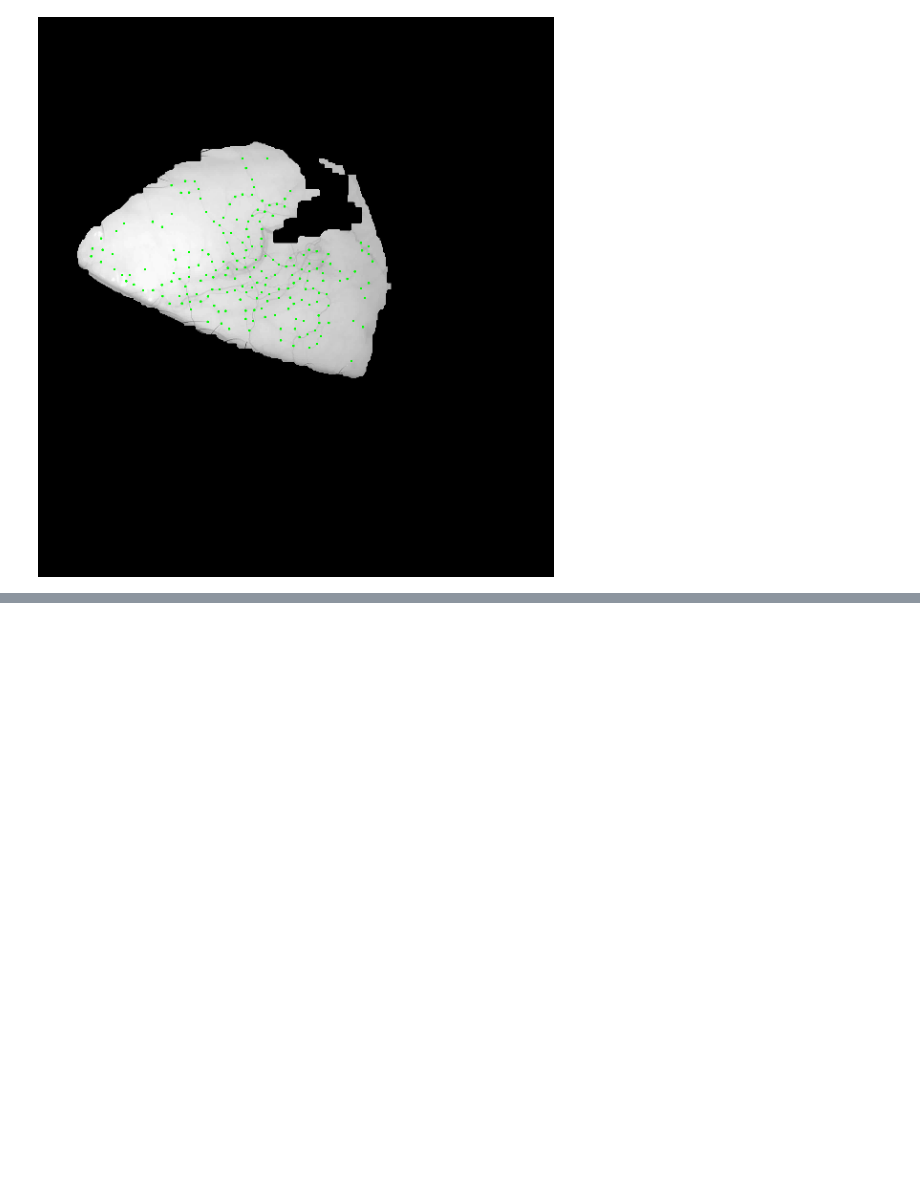
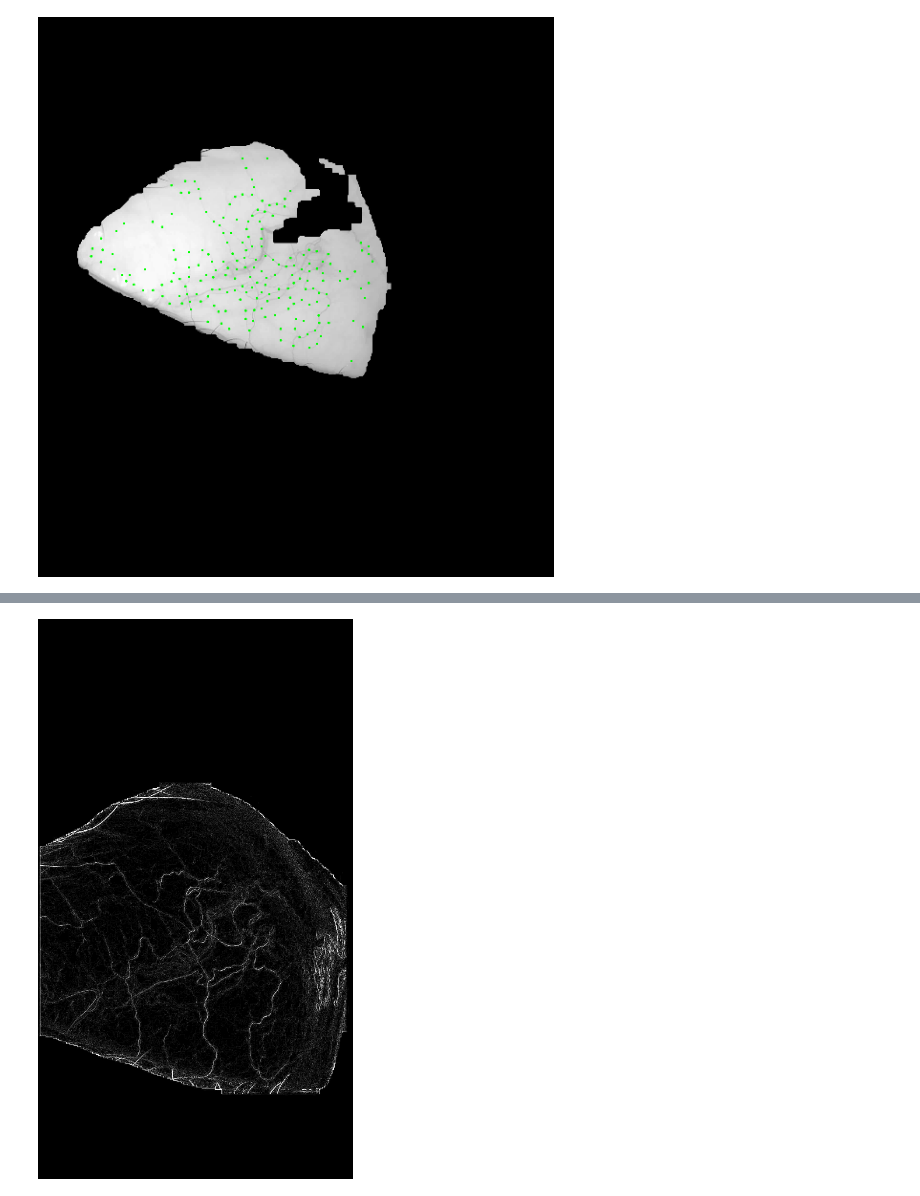
Before and after one commit to Asik007/CatsEye-Python, a Jupyter notebook: Testing.ipynb, the cells around one changed output, grey strips where cells are left out. Saved outputs shown, nothing was run; the diff lists cells and outputs as text; code cells hidden in the pictures; blank space fills up the shorter version.

```diff
--- a/Testing.ipynb
+++ b/Testing.ipynb
@@ -318,0 +380,8 @@ Stabilized video saved to output\jupyter_test\mask_stabilized_test.mp4
+# %%
+# frangi filter
+# frangi = cv2.ximgproc.frangi(img_in, scale_range=(1, 10), scale_step=2, beta1=0.5, beta2=15)
+ridge = cv2.ximgproc.RidgeDetectionFilter.create(scale=1)
+frangi = ridge.getRidgeFilteredImage(img_in)
+show(frangi)
+# %% [output]
+[figure, added]
```
Also changed, not shown: parts of 5 cells of this notebook, 33 other files.
